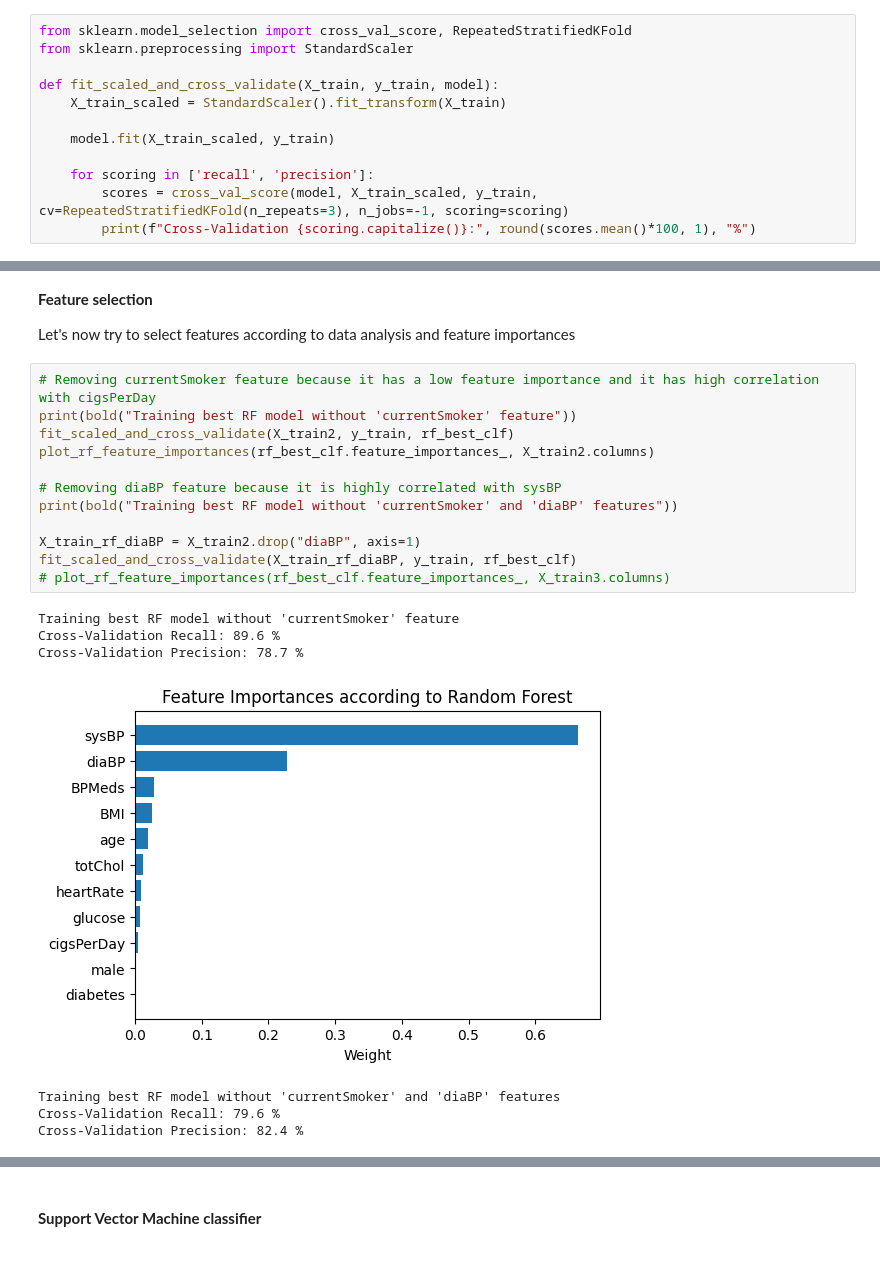
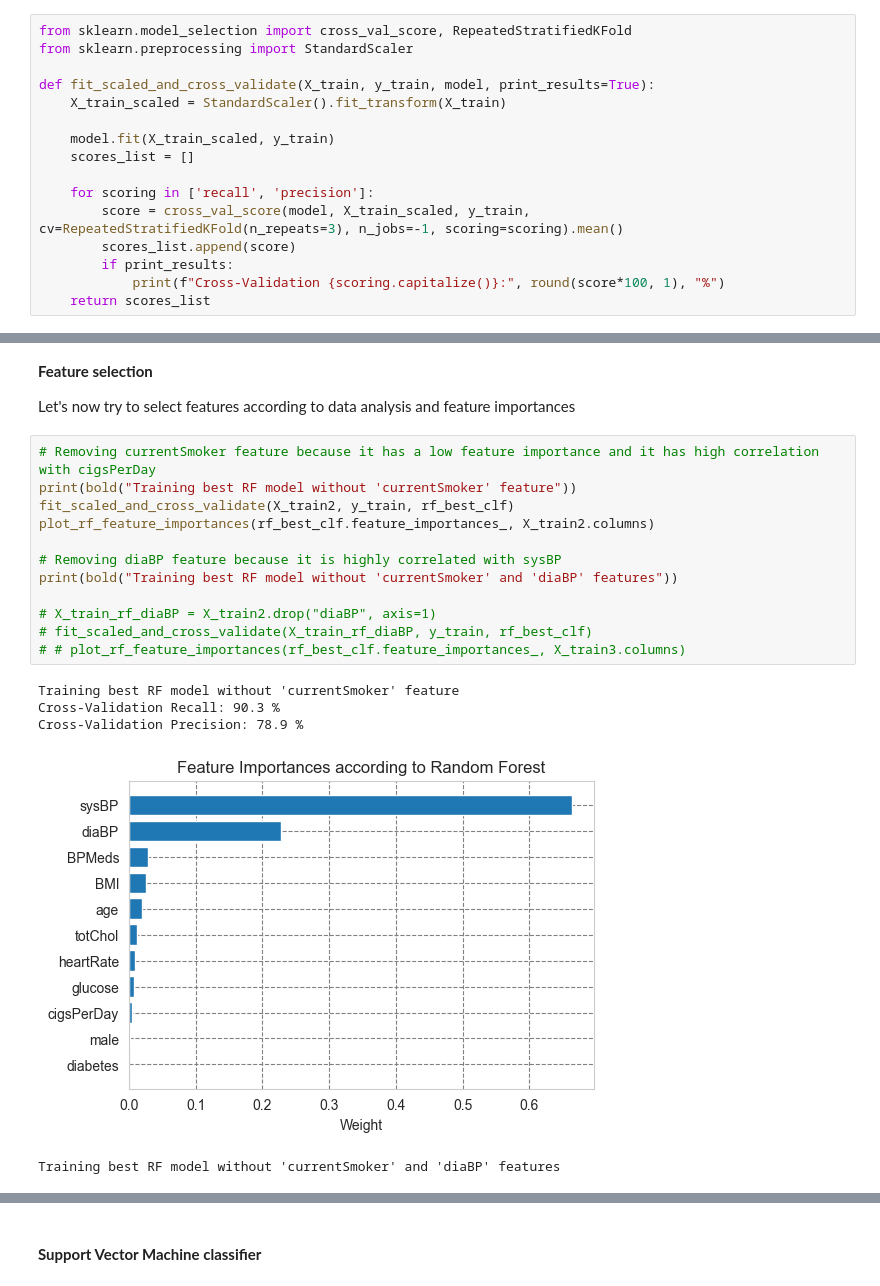
Before and after one commit to Iman974/ML_classification_hypertension_SL, a Jupyter notebook: Hypertension_risk.ipynb, the cells around one changed output, grey strips where cells are left out. Saved outputs shown, nothing was run; the diff lists cells and outputs as text.

Commit message:
Improved SVC via feature importance

```diff
--- a/Hypertension_risk.ipynb
+++ b/Hypertension_risk.ipynb
@@ -529,14 +531,18 @@ X_train4 = X_train3.drop("diabetes", axis=1)
 from sklearn.model_selection import cross_val_score, RepeatedStratifiedKFold
 from sklearn.preprocessing import StandardScaler
 
-def fit_scaled_and_cross_validate(X_train, y_train, model):
+def fit_scaled_and_cross_validate(X_train, y_train, model, print_results=True):
     X_train_scaled = StandardScaler().fit_transform(X_train)
 
     model.fit(X_train_scaled, y_train)
+    scores_list = []
 
     for scoring in ['recall', 'precision']:
-        scores = cross_val_score(model, X_train_scaled, y_train, cv=RepeatedStratifiedKFold(n_repeats=3), n_jobs=-1, scoring=scoring)
-        print(f"Cross-Validation {scoring.capitalize()}:", round(scores.mean()*100, 1), "%")
+        score = cross_val_score(model, X_train_scaled, y_train, cv=RepeatedStratifiedKFold(n_repeats=3), n_jobs=-1, scoring=scoring).mean()
+        scores_list.append(score)
+        if print_results:
+            print(f"Cross-Validation {scoring.capitalize()}:", round(score*100, 1), "%")
+    return scores_list
 # %% [markdown]
 #### **Random Forest Classifier**
 # %% [markdown]
@@ -681,20 +696,18 @@ Let's now try to select features according to data analysis and feature importan
 # %%
 # Removing currentSmoker feature because it has a low feature importance and it has high correlation with cigsPerDay
 print(bold("Training best RF model without 'currentSmoker' feature"))
 fit_scaled_and_cross_validate(X_train2, y_train, rf_best_clf)
 plot_rf_feature_importances(rf_best_clf.feature_importances_, X_train2.columns)
 
 # Removing diaBP feature because it is highly correlated with sysBP
 print(bold("Training best RF model without 'currentSmoker' and 'diaBP' features"))
 
-X_train_rf_diaBP = X_train2.drop("diaBP", axis=1)
-fit_scaled_and_cross_validate(X_train_rf_diaBP, y_train, rf_best_clf)
-# plot_rf_feature_importances(rf_best_clf.feature_importances_, X_train3.columns)
+# X_train_rf_diaBP = X_train2.drop("diaBP", axis=1)
+# fit_scaled_and_cross_validate(X_train_rf_diaBP, y_train, rf_best_clf)
+# # plot_rf_feature_importances(rf_best_clf.feature_importances_, X_train3.columns)
 # %% [output]
 Training best RF model without 'currentSmoker' feature
-Cross-Validation Recall: 89.6 %
-Cross-Validation Precision: 78.7 %
+Cross-Validation Recall: 90.3 %
+Cross-Validation Precision: 78.9 %
-[figure, old version]
+[figure, new version]
 Training best RF model without 'currentSmoker' and 'diaBP' features
-Cross-Validation Recall: 79.6 %
-Cross-Validation Precision: 82.4 %
```
Also changed, not shown: parts of 16 cells of this notebook.
